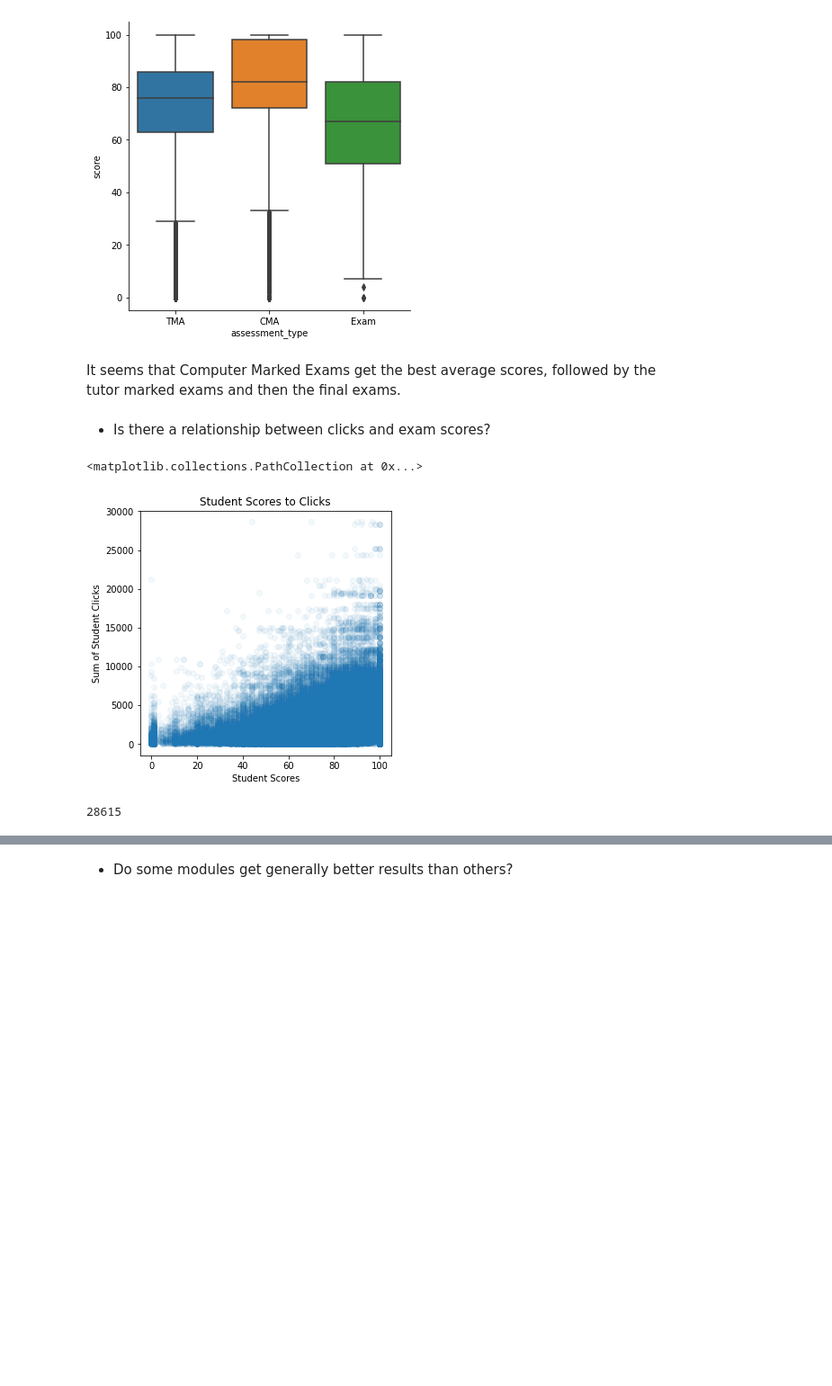
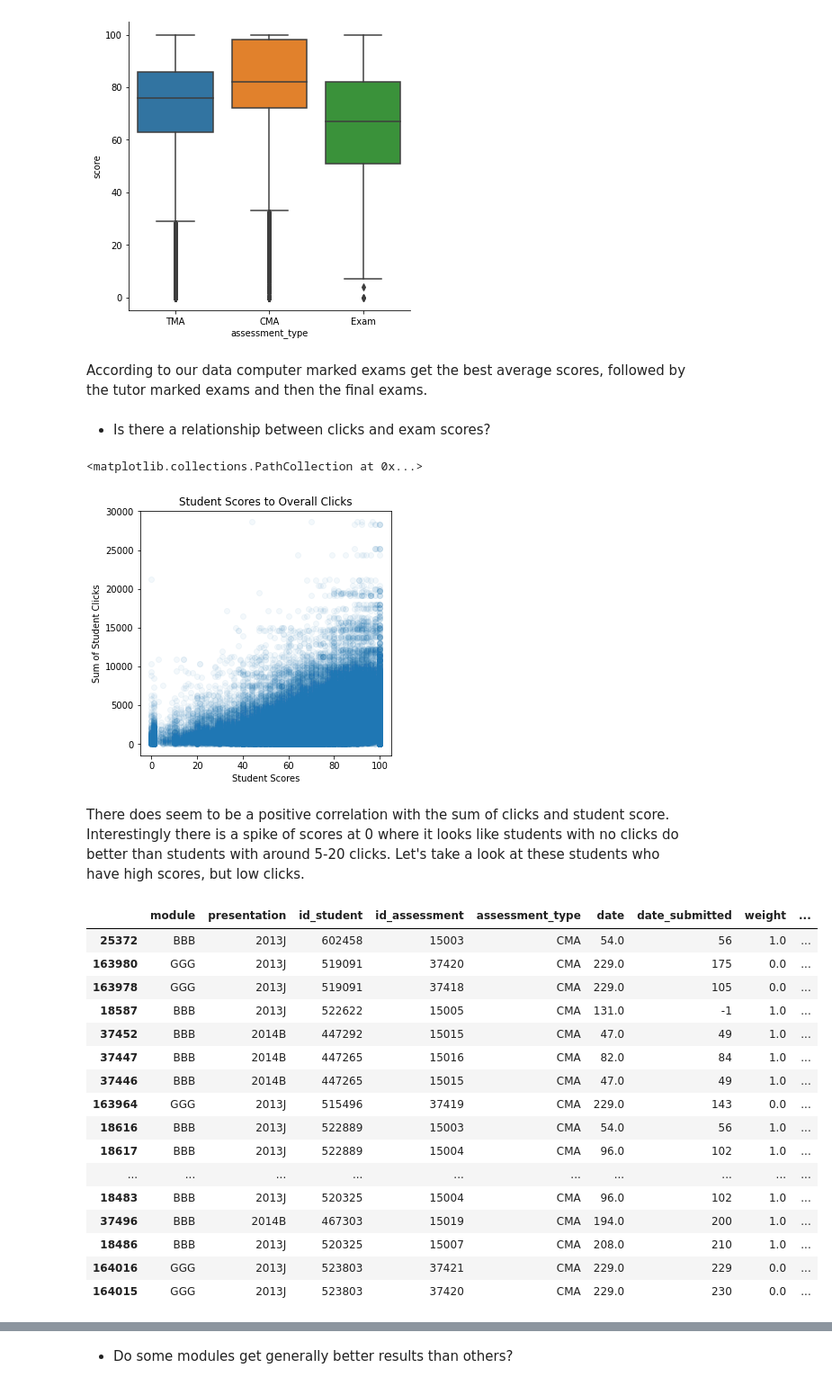
Before and after one commit to freyjagarner/Student-Data-Analysis, a Jupyter notebook: Capstone/Analysis.ipynb, the cells around one changed output, grey strips where cells are left out. Shown at 90% size. Saved outputs shown, nothing was run; the diff lists cells and outputs as text; code cells hidden in the pictures; blank space fills up the shorter version.

```diff
--- a/Capstone/Analysis.ipynb
+++ b/Capstone/Analysis.ipynb
@@ -247,6 +257,6 @@ sns.catplot(x='assessment_type', y='score', data=merged_assessments, kind='box')
 <seaborn.axisgrid.FacetGrid at 0x...>
 [figure]
 # %% [markdown]
-It seems that Computer Marked Exams get the best average scores, followed by the tutor marked exams and then the final exams.
+According to our data computer marked exams get the best average scores, followed by the tutor marked exams and then the final exams.
 # %% [markdown]
 * Is there a relationship between clicks and exam scores?
@@ -255,13 +265,31 @@ not_na_clicks = merged_assessments[(~merged_assessments['sum_click'].isna())]
 # %%
 plt.figure(figsize=(5, 5))
-plt.title('Student Scores to Clicks')
+plt.title('Student Scores to Overall Clicks')
 plt.xlabel("Student Scores")
 plt.ylabel("Sum of Student Clicks")
 plt.scatter(data=not_na_clicks, y='sum_click', x='score', alpha=.05, )
 # %% [output]
 <matplotlib.collections.PathCollection at 0x...>
-[figure, old version]
+[figure, new version]
-# %%
-merged_assessments['sum_click'].max()
-# %% [output]
-28615
+# %% [markdown]
+There does seem to be a positive correlation with the sum of clicks and student score. Interestingly there is a spike of scores at 0 where it looks like students with no clicks do better than students with around 5-20 clicks. Let's take a look at these students who have high scores, but low clicks.
+# %%
+not_na_clicks[not_na_clicks['sum_click'] < 1000].sort_values('score', ascending=False).head(40)
+# %% [output]
+|  | module | presentation | id_student | id_assessment | assessment_type | date | date_submitted | weight | ... |
+| 25372 | BBB | 2013J | 602458 | 15003 | CMA | 54.0 | 56 | 1.0 | ... |
+| 163980 | GGG | 2013J | 519091 | 37420 | CMA | 229.0 | 175 | 0.0 | ... |
+| 163978 | GGG | 2013J | 519091 | 37418 | CMA | 229.0 | 105 | 0.0 | ... |
+| 18587 | BBB | 2013J | 522622 | 15005 | CMA | 131.0 | -1 | 1.0 | ... |
+| 37452 | BBB | 2014B | 447292 | 15015 | CMA | 47.0 | 49 | 1.0 | ... |
+| 37447 | BBB | 2014B | 447265 | 15016 | CMA | 82.0 | 84 | 1.0 | ... |
+| 37446 | BBB | 2014B | 447265 | 15015 | CMA | 47.0 | 49 | 1.0 | ... |
+| 163964 | GGG | 2013J | 515496 | 37419 | CMA | 229.0 | 143 | 0.0 | ... |
+| 18616 | BBB | 2013J | 522889 | 15003 | CMA | 54.0 | 56 | 1.0 | ... |
+| 18617 | BBB | 2013J | 522889 | 15004 | CMA | 96.0 | 102 | 1.0 | ... |
+| ... | ... | ... | ... | ... | ... | ... | ... | ... | ... |
+| 18483 | BBB | 2013J | 520325 | 15004 | CMA | 96.0 | 102 | 1.0 | ... |
+| 37496 | BBB | 2014B | 467303 | 15019 | CMA | 194.0 | 200 | 1.0 | ... |
+| 18486 | BBB | 2013J | 520325 | 15007 | CMA | 208.0 | 210 | 1.0 | ... |
+| 164016 | GGG | 2013J | 523803 | 37421 | CMA | 229.0 | 229 | 0.0 | ... |
+| 164015 | GGG | 2013J | 523803 | 37420 | CMA | 229.0 | 230 | 0.0 | ... |
```
Also changed, not shown: parts of 52 cells of this notebook.
